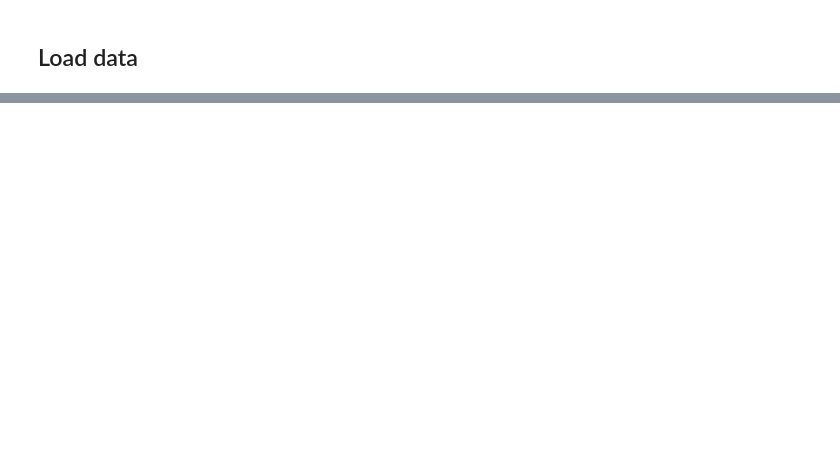
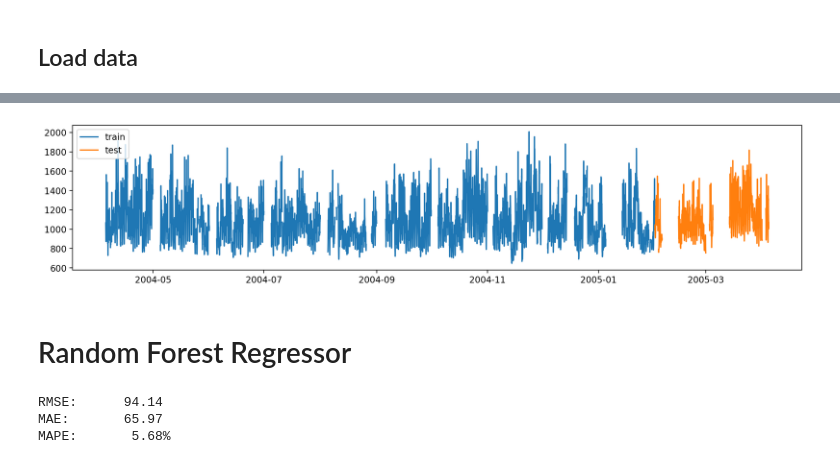
Before and after one commit to WeinbergMalte/timeseries-forecasting-workshop, a Jupyter notebook: notebooks/04-air-pollutants-forecasting.ipynb, the cells around one changed output, grey strips where cells are left out. Saved outputs shown, nothing was run; the diff lists cells and outputs as text; code cells hidden in the pictures; blank space fills up the shorter version.

```diff
--- a/notebooks/04-air-pollutants-forecasting.ipynb
+++ b/notebooks/04-air-pollutants-forecasting.ipynb
@@ -36,0 +64,58 @@ df_in.head()
+# %%
+train_range = pd.DataFrame(
+    index=pd.date_range(y_train.index.min(), y_train.index.max(), freq="1H")
+)
+test_range = pd.DataFrame(
+    index=pd.date_range(y_test.index.min(), y_test.index.max(), freq="1H")
+)
+
+y_train_plt = train_range.merge(y_train, left_index=True, right_index=True, how="left")
+y_test_plt = test_range.merge(y_test, left_index=True, right_index=True, how="left")
+
+_, ax = plt.subplots(figsize=(15, 3))
+_ = ax.plot(y_train_plt, label="train")
+_ = ax.plot(y_test_plt, label="test")
+_ = plt.legend(loc="upper left")
+# %% [output]
+[figure, added]
+# %% [markdown]
+# Random Forest Regressor
+# %%
+RF_FEATURES = [
+    "month",
+    "week",
+    "day",
+    "day_of_week",
+    "hour",
+    "is_weekend",
+    "co_sensor_lag_1",
+    "co_sensor_lag_2",
+    "co_sensor_lag_3",
+    "co_sensor_lag_24",
+    "humidity_lag_1",
+    "humidity_lag_2",
+    "humidity_lag_3",
+    "humidity_lag_24",
+    "co_sensor_win_mean",
+    "co_sensor_win_min",
+    "co_sensor_win_max",
+    "co_sensor_win_std",
+    "humidity_win_mean",
+    "humidity_win_min",
+    "humidity_win_max",
+    "humidity_win_std",
+]
+
+rf_model = RandomForestRegressor(
+    n_estimators=100,
+    max_depth=4,
+    random_state=0,
+)
+rf_model.fit(X_train[RF_FEATURES], y_train)
+
+y_pred = rf_model.predict(X_test[RF_FEATURES])
+print_metrics(y_test, y_pred)
+# %% [output]
+RMSE:      94.14
+MAE:       65.97
+MAPE:       5.68%
```
Also changed, not shown: parts of 9 cells of this notebook, 4 other files.
